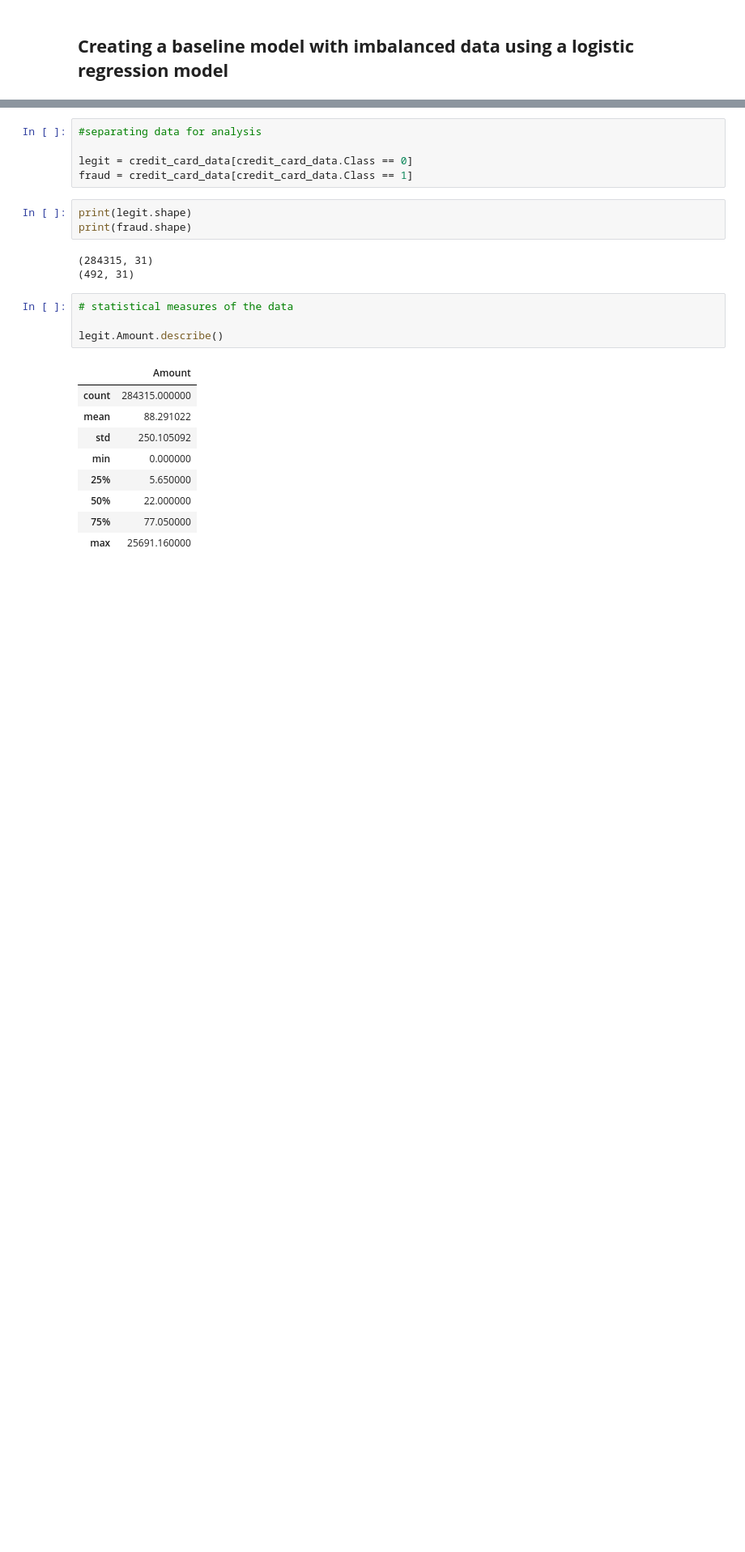
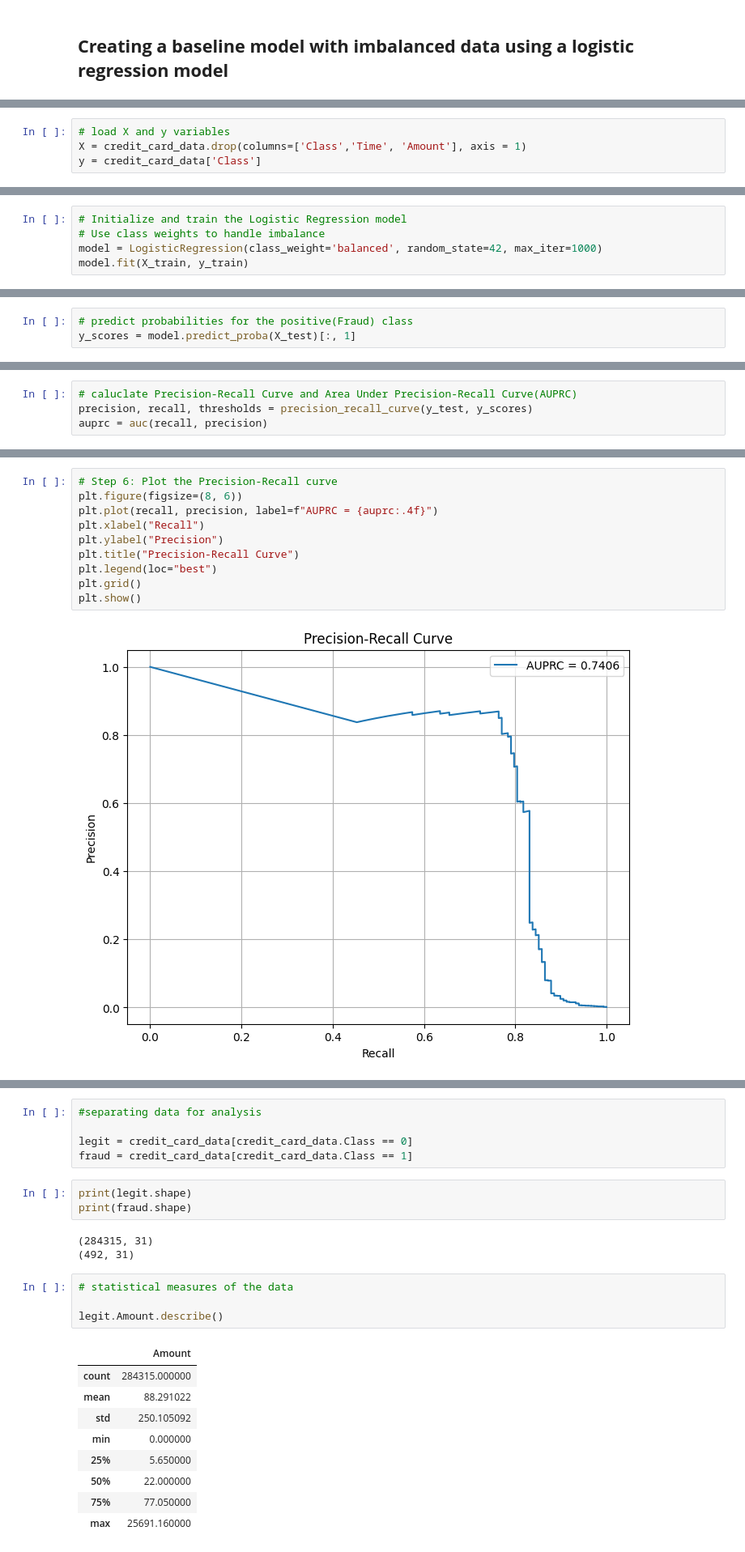
Before and after one commit to moniker0/github-credit-card-fraud-detection, a Jupyter notebook: Credit_Card_Fraud_Detection.ipynb, the cells around one changed output, grey strips where cells are left out. Shown: that part at 81% size. Cells and saved outputs as stored; diff of their text form; blank space fills up the shorter version.

```diff
--- a/Credit_Card_Fraud_Detection.ipynb
+++ b/Credit_Card_Fraud_Detection.ipynb
@@ -111 +116,5 @@ X =
+# %%
+# load X and y variables
+X = credit_card_data.drop(columns=['Class','Time', 'Amount'], axis = 1)
+y = credit_card_data['Class']
 # %%
@@ -112 +122,6 @@ X =
 X_train, X_test, y_train, y_test = train_test_split(X, y, test_size=0.3, random_state=42, stratify=y)
+# %%
+# Initialize and train the Logistic Regression model
+# Use class weights to handle imbalance
+model = LogisticRegression(class_weight='balanced', random_state=42, max_iter=1000)
+model.fit(X_train, y_train)
@@ -112,0 +130,3 @@ X_train, X_test, y_train, y_test = train_test_split(X, y, test_size=0.3, random_
+# %%
+# predict probabilities for the positive(Fraud) class
+y_scores = model.predict_proba(X_test)[:, 1]
@@ -112,0 +135,4 @@ X_train, X_test, y_train, y_test = train_test_split(X, y, test_size=0.3, random_
+# %%
+# caluclate Precision-Recall Curve and Area Under Precision-Recall Curve(AUPRC)
+precision, recall, thresholds = precision_recall_curve(y_test, y_scores)
+auprc = auc(recall, precision)
@@ -112,0 +144,12 @@ X_train, X_test, y_train, y_test = train_test_split(X, y, test_size=0.3, random_
+# %%
+# Step 6: Plot the Precision-Recall curve
+plt.figure(figsize=(8, 6))
+plt.plot(recall, precision, label=f"AUPRC = {auprc:.4f}")
+plt.xlabel("Recall")
+plt.ylabel("Precision")
+plt.title("Precision-Recall Curve")
+plt.legend(loc="best")
+plt.grid()
+plt.show()
+# %% [output]
+[figure, added]
```
Also changed, not shown: parts of 17 cells of this notebook.
